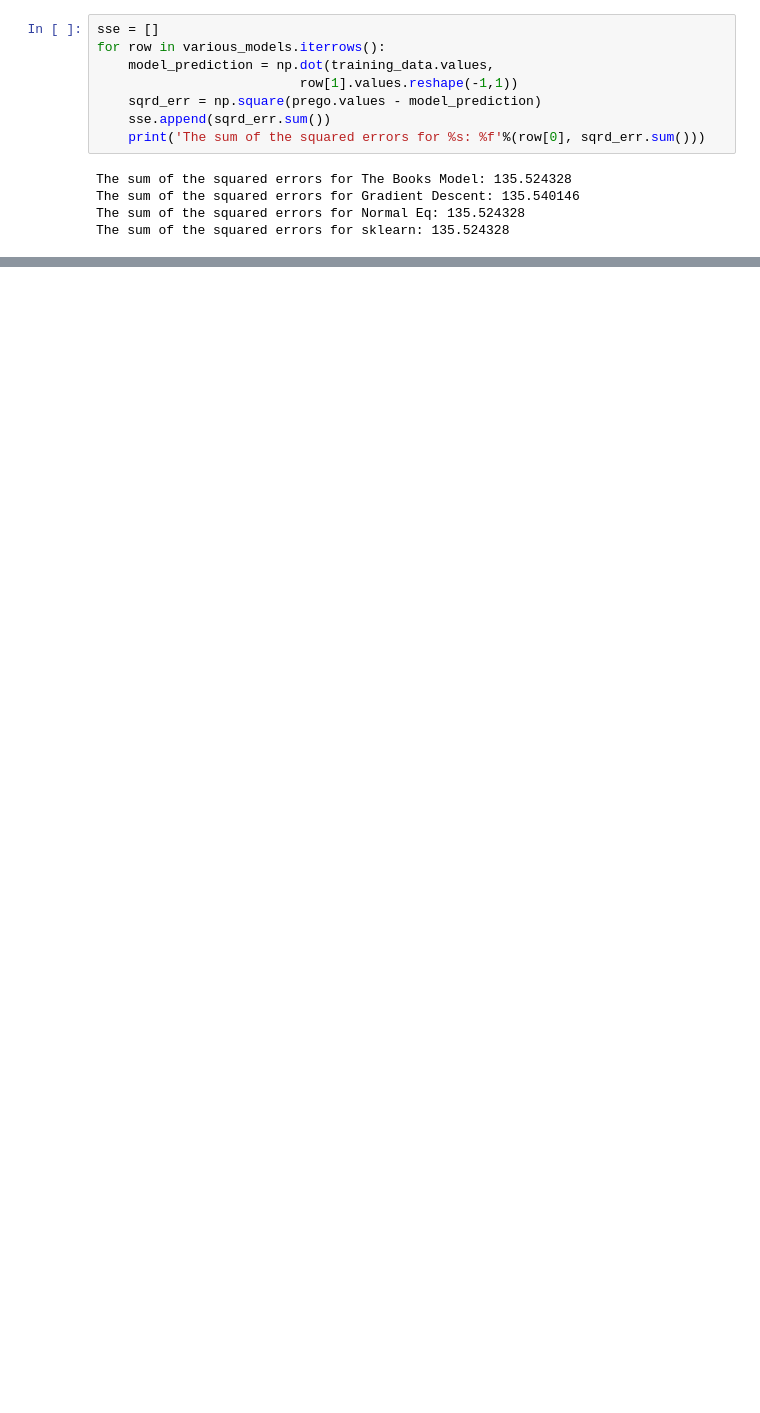
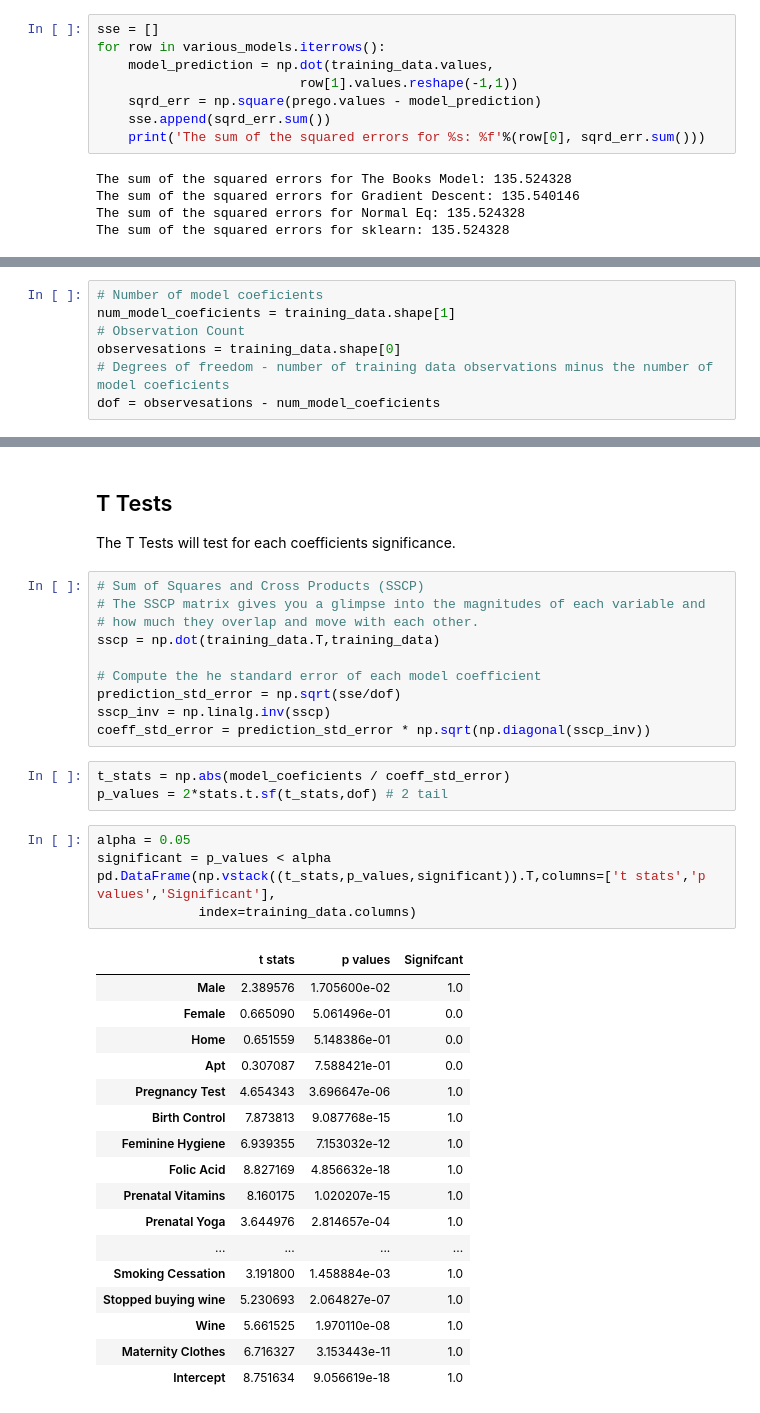
Before and after one commit to slstarnes/data-smart-sans-excel, a Jupyter notebook: Data Smart Sans Excel - Ch. 6.ipynb, the cells around one changed output, grey strips where cells are left out. Saved outputs shown, nothing was run; the diff lists cells and outputs as text; blank space fills up the shorter version.

```diff
--- a/Data Smart Sans Excel - Ch. 6.ipynb
+++ b/Data Smart Sans Excel - Ch. 6.ipynb
@@ -181,0 +214,7 @@ The sum of the squared errors for sklearn: 135.524328
+# %%
+# Number of model coeficients
+num_model_coeficients = training_data.shape[1]
+# Observation Count
+observesations = training_data.shape[0]
+# Degrees of freedom - number of training data observations minus the number of model coeficients
+dof = observesations - num_model_coeficients
@@ -181,0 +230,39 @@ The sum of the squared errors for sklearn: 135.524328
+# %% [markdown]
+## T Tests
+The T Tests will test for each coefficients significance.
+# %%
+# Sum of Squares and Cross Products (SSCP)
+# The SSCP matrix gives you a glimpse into the magnitudes of each variable and
+# how much they overlap and move with each other.
+sscp = np.dot(training_data.T,training_data)
+
+# Compute the he standard error of each model coefficient
+prediction_std_error = np.sqrt(sse/dof)
+sscp_inv = np.linalg.inv(sscp)
+coeff_std_error = prediction_std_error * np.sqrt(np.diagonal(sscp_inv))
+# %%
+t_stats = np.abs(model_coeficients / coeff_std_error)
+p_values = 2*stats.t.sf(t_stats,dof) # 2 tail
+# %%
+alpha = 0.05
+significant = p_values < alpha
+pd.DataFrame(np.vstack((t_stats,p_values,significant)).T,columns=['t stats','p values','Significant'],
+             index=training_data.columns)
+# %% [output]
+|  | t stats | p values | Signifcant |
+| Male | 2.389576 | 1.705600e-02 | 1.0 |
+| Female | 0.665090 | 5.061496e-01 | 0.0 |
+| Home | 0.651559 | 5.148386e-01 | 0.0 |
+| Apt | 0.307087 | 7.588421e-01 | 0.0 |
+| Pregnancy Test | 4.654343 | 3.696647e-06 | 1.0 |
+| Birth Control | 7.873813 | 9.087768e-15 | 1.0 |
+| Feminine Hygiene | 6.939355 | 7.153032e-12 | 1.0 |
+| Folic Acid | 8.827169 | 4.856632e-18 | 1.0 |
+| Prenatal Vitamins | 8.160175 | 1.020207e-15 | 1.0 |
+| Prenatal Yoga | 3.644976 | 2.814657e-04 | 1.0 |
+| ... | ... | ... | ... |
+| Smoking Cessation | 3.191800 | 1.458884e-03 | 1.0 |
+| Stopped buying wine | 5.230693 | 2.064827e-07 | 1.0 |
+| Wine | 5.661525 | 1.970110e-08 | 1.0 |
+| Maternity Clothes | 6.716327 | 3.153443e-11 | 1.0 |
+| Intercept | 8.751634 | 9.056619e-18 | 1.0 |
```
Also changed, not shown: parts of 22 cells of this notebook.
